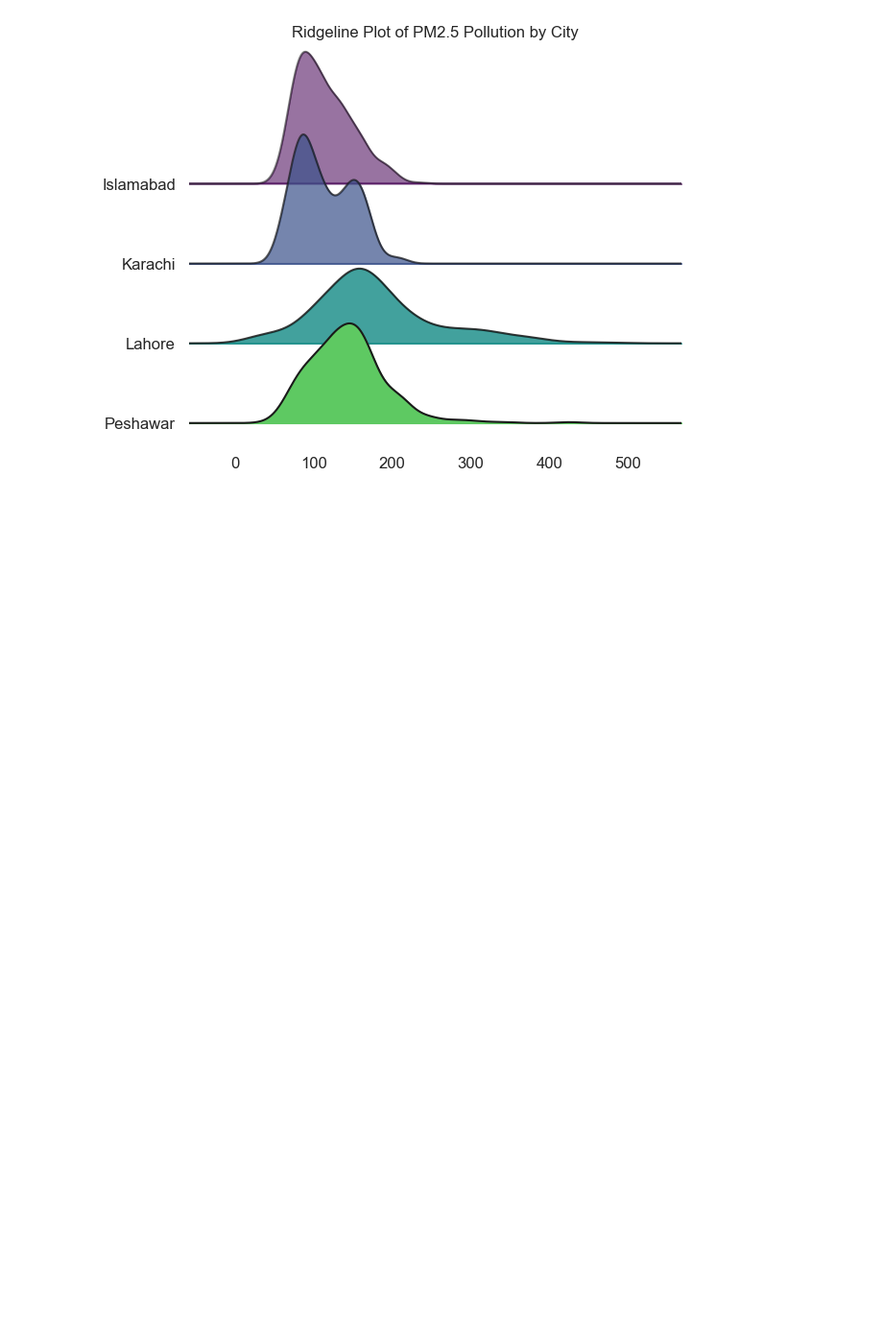
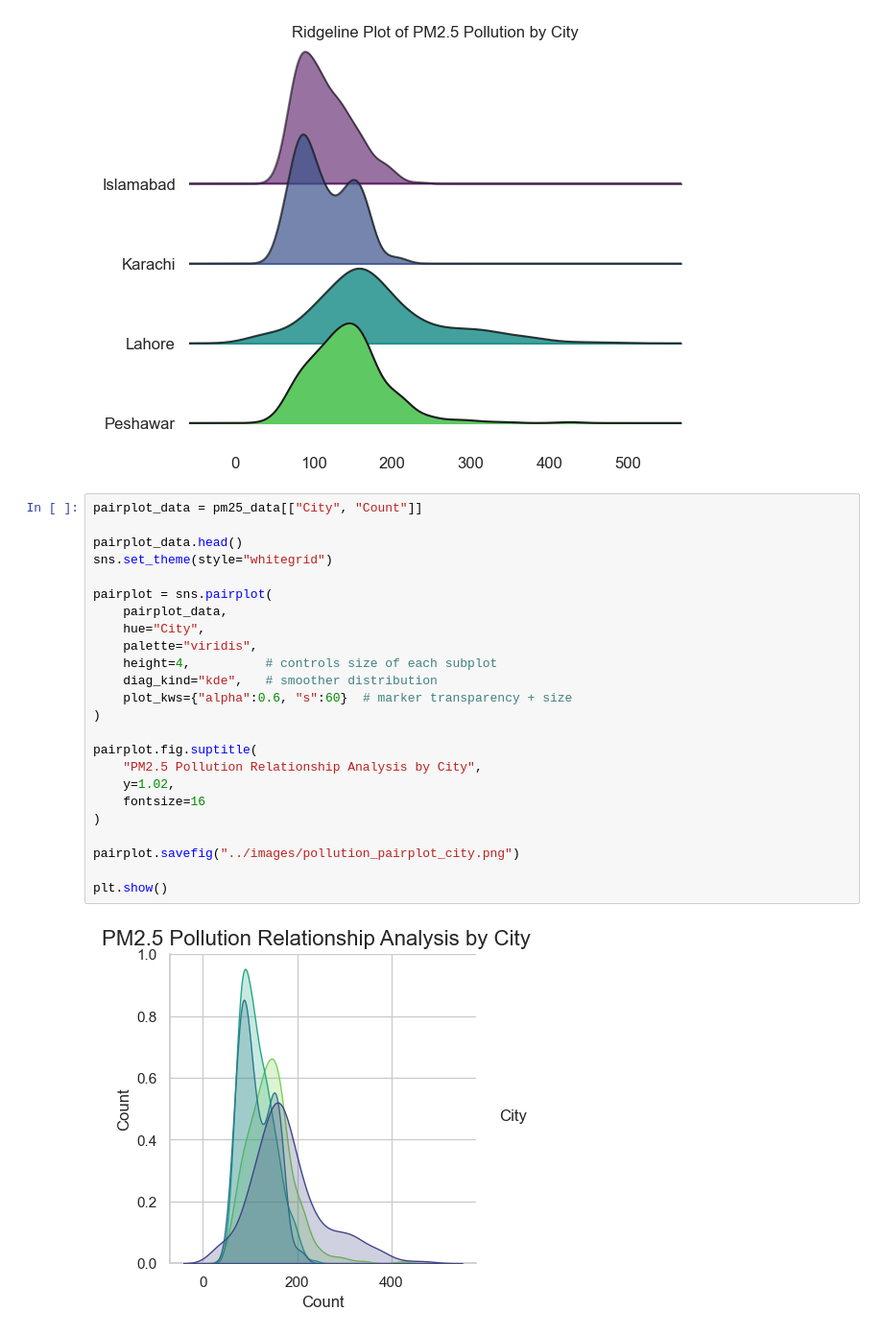
Before and after one commit to Bushra-Baloch/air-quality-prediction-ml-, a Jupyter notebook: air-quality-prediction-ml/notebooks/air_quality_analysis.ipynb, the cells around one changed output. Shown at 96% size. Saved outputs shown, nothing was run; the diff lists cells and outputs as text; blank space fills up the shorter version.

Commit message:
Improved pairplot size and styling

```diff
--- a/air-quality-prediction-ml/notebooks/air_quality_analysis.ipynb
+++ b/air-quality-prediction-ml/notebooks/air_quality_analysis.ipynb
@@ -307,3 +307,29 @@ plt.show()
 # %% [output]
 <Figure size 1000x600 with 0 Axes>
 [figure]
+# %%
+pairplot_data = pm25_data[["City", "Count"]]
+
+pairplot_data.head()
+sns.set_theme(style="whitegrid")
+
+pairplot = sns.pairplot(
+    pairplot_data,
+    hue="City",
+    palette="viridis",
+    height=4,          # controls size of each subplot
+    diag_kind="kde",   # smoother distribution
+    plot_kws={"alpha":0.6, "s":60}  # marker transparency + size
+)
+
+pairplot.fig.suptitle(
+    "PM2.5 Pollution Relationship Analysis by City",
+    y=1.02,
+    fontsize=16
+)
+
+pairplot.savefig("../images/pollution_pairplot_city.png")
+
+plt.show()
+# %% [output]
+[figure, added]
```
Also changed, not shown: 1 other file.
